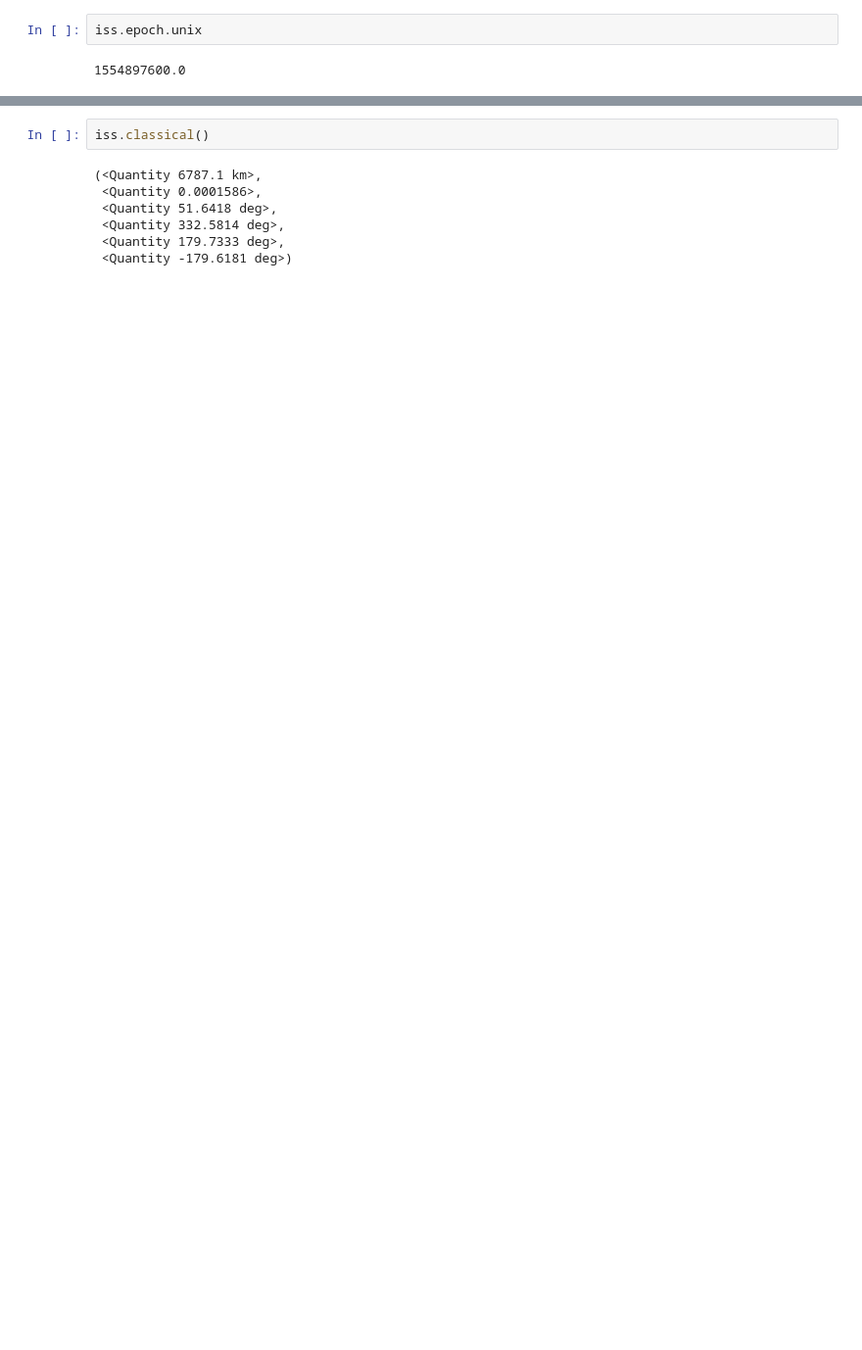
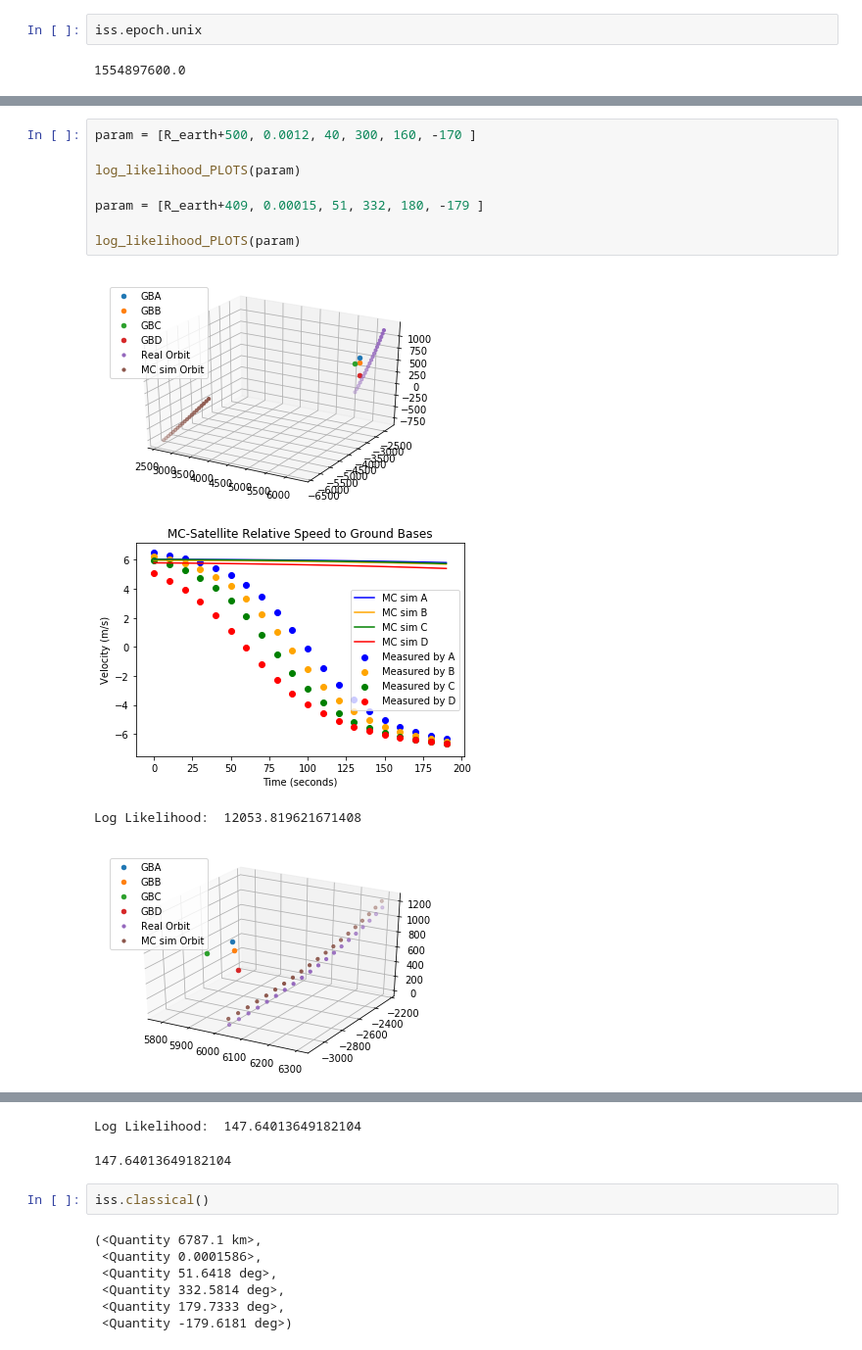
Before and after one commit to flgomezc/SatelliteOrbitsFromDoppler, a Jupyter notebook: 02 spherical earth model, no rotation.ipynb, the cells around one changed output, grey strips where cells are left out. Shown at 98% size. Drawn from its saved outputs; the diff is of its cells as text; blank space fills up the shorter version.

```diff
--- a/02 spherical earth model, no rotation.ipynb
+++ b/02 spherical earth model, no rotation.ipynb
@@ -33,0 +357,13 @@ iss.epoch.unix
+# %%
+param = [R_earth+500, 0.0012, 40, 300, 160, -170 ]
+
+log_likelihood_PLOTS(param)
+
+param = [R_earth+409, 0.00015, 51, 332, 180, -179 ]
+
+log_likelihood_PLOTS(param)
+# %% [output]
+[figure, added]
+[figure, added]
+Log Likelihood:  12053.819621671408
+[figure, added]
@@ -34,3 +371,5 @@ iss.epoch.unix
+Log Likelihood:  147.64013649182104
+147.64013649182104
 # %%
 iss.classical()
 # %% [output]
```
Also changed, not shown: parts of 57 cells of this notebook.
